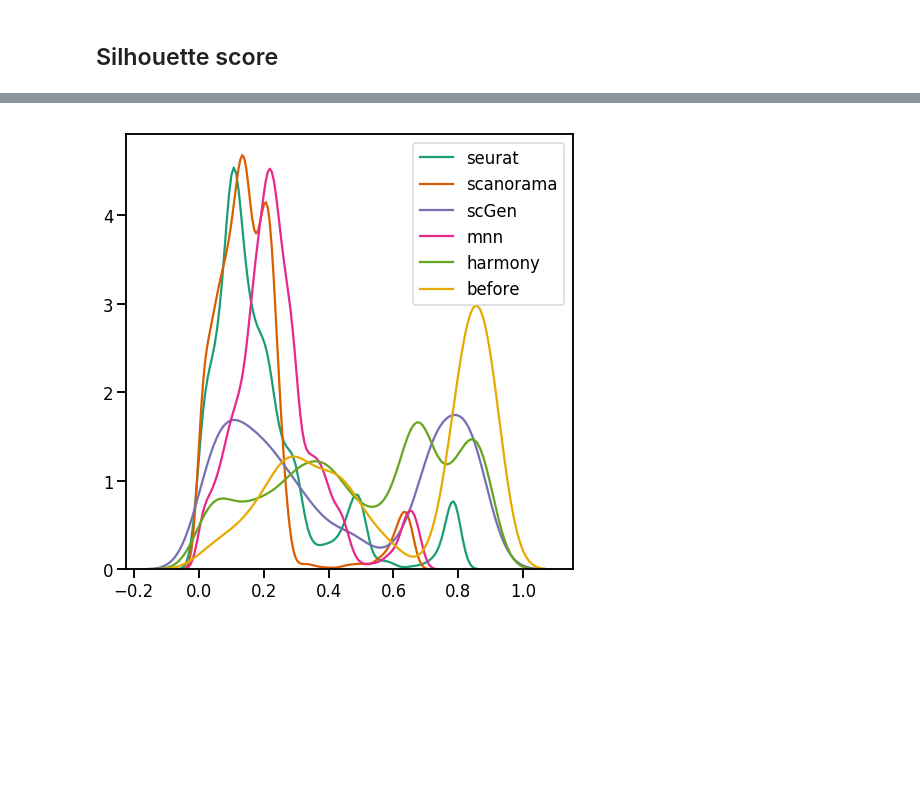
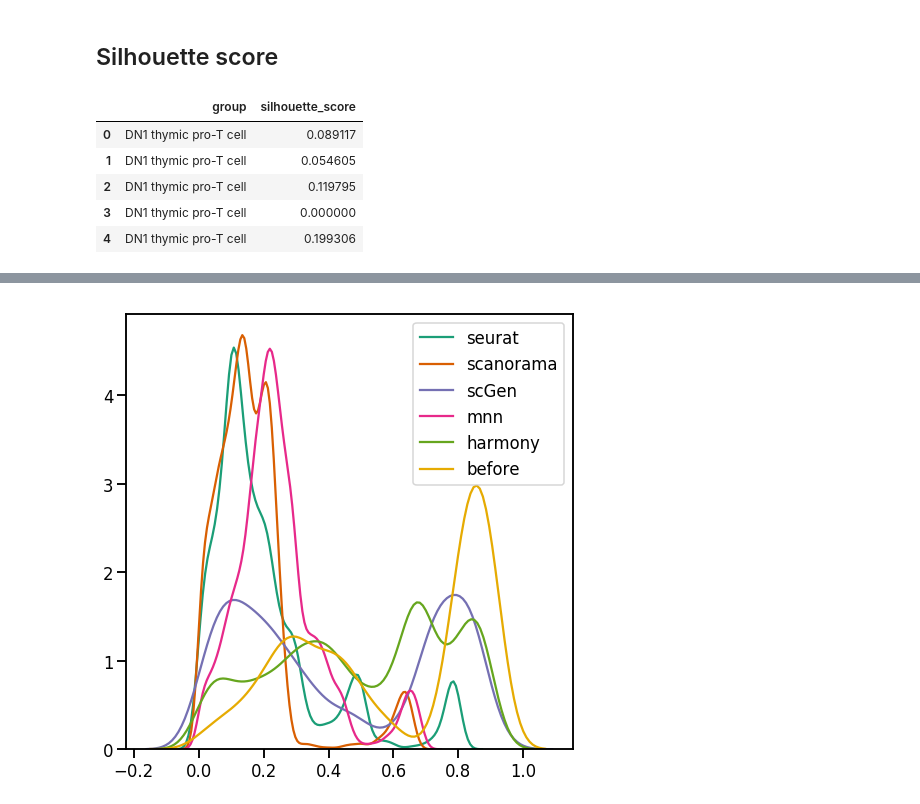
Before and after one commit to theislab/scib, a Jupyter notebook: notebooks/metrics/comparison.ipynb, the cells around one changed output, grey strips where cells are left out. Saved outputs shown, nothing was run; the diff lists cells and outputs as text; code cells hidden in the pictures; blank space fills up the shorter version.

```diff
--- a/notebooks/metrics/comparison.ipynb
+++ b/notebooks/metrics/comparison.ipynb
@@ -60,2 +61,13 @@ integrated = pickle.load(open(data_dir+'processed/integrated_dict.h5ad', "rb"))
 # %% [markdown]
 ## Silhouette score
+# %%
+sil = scIB.metrics.silhouette_score(adata, batch_key='sample', group_key='cell_type', verbose=False)
+# %%
+sil.head()
+# %% [output]
+|  | group | silhouette_score |
+| 0 | DN1 thymic pro-T cell | 0.089117 |
+| 1 | DN1 thymic pro-T cell | 0.054605 |
+| 2 | DN1 thymic pro-T cell | 0.119795 |
+| 3 | DN1 thymic pro-T cell | 0.000000 |
+| 4 | DN1 thymic pro-T cell | 0.199306 |
```
Also changed, not shown: parts of 4 cells of this notebook, 2 other files.
